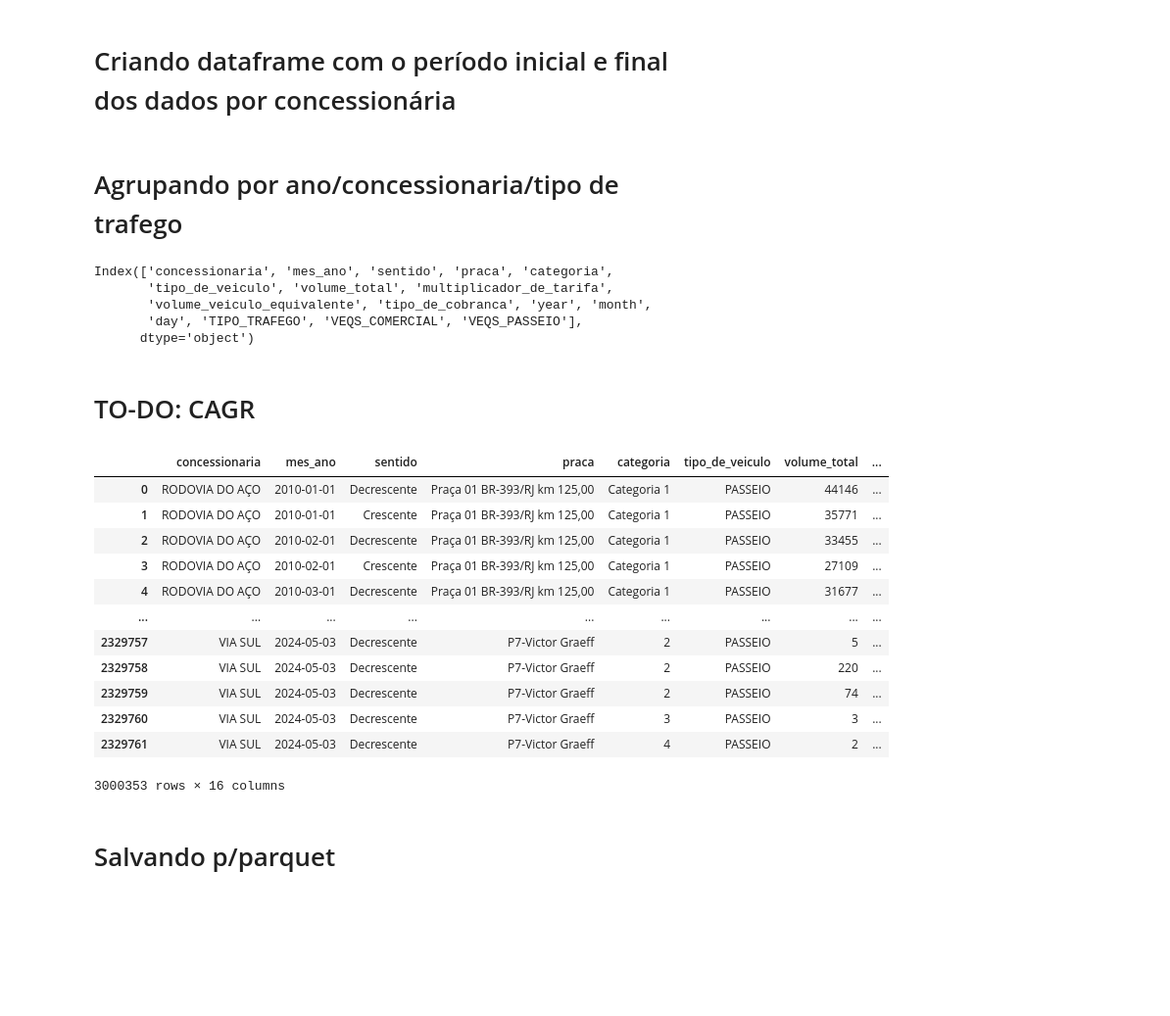
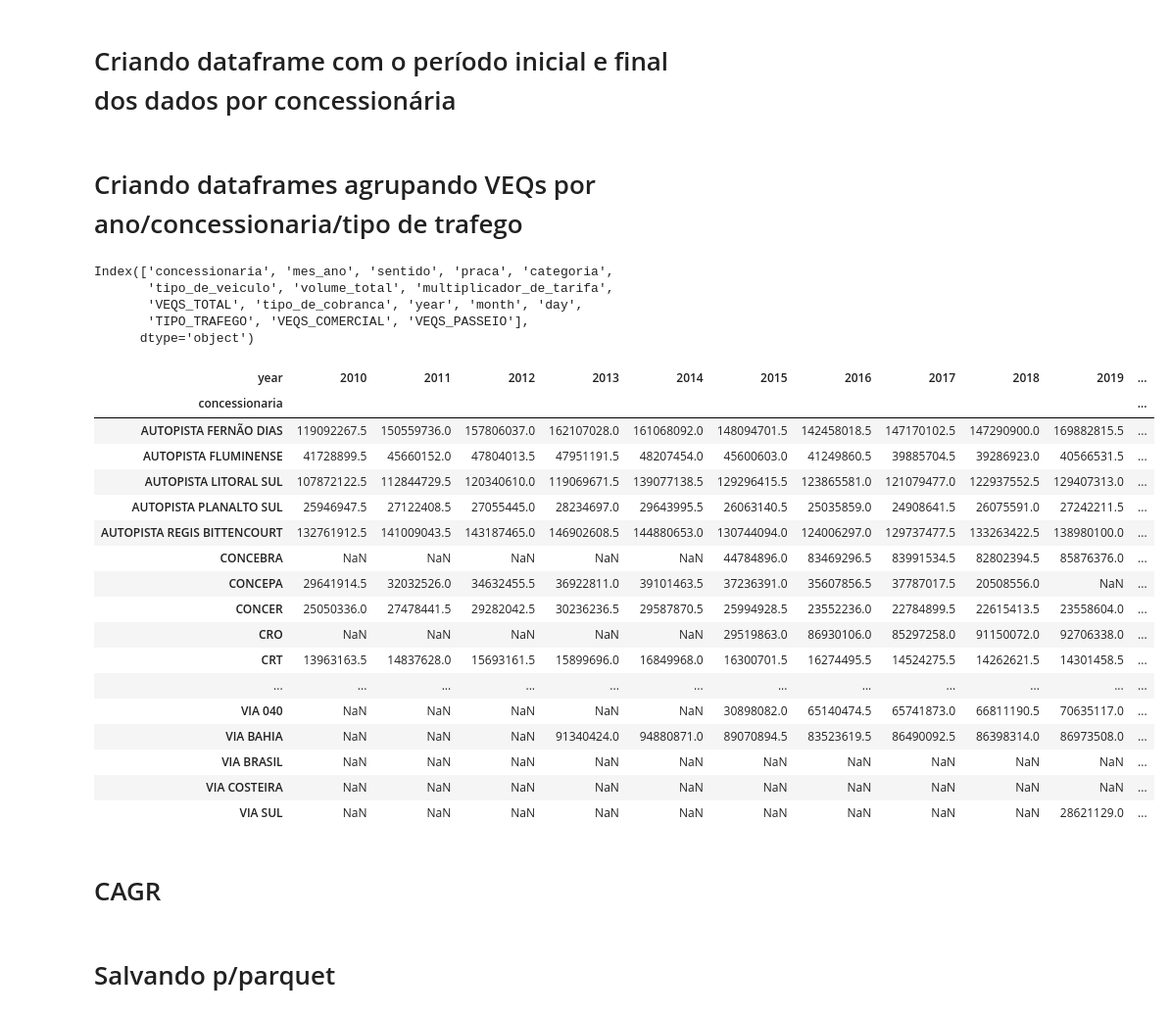
Before and after one commit to andreacmartins/infra-data, a Jupyter notebook: scripts/consolidacao-dados-trafego.ipynb, the cells around one changed output. Shown: that part at 98% size. Drawn from its saved outputs; the diff is of its cells as text; code cells hidden in the pictures; blank space fills up the shorter version.

```diff
--- a/scripts/consolidacao-dados-trafego.ipynb
+++ b/scripts/consolidacao-dados-trafego.ipynb
@@ -145,7 +136,7 @@ df_trafego['month'] = df_trafego['mes_ano'].str[3:5].astype('int')
 df_trafego['day'] = df_trafego['mes_ano'].str[:2].astype('int')
 # %%
 # Recriando a coluna de mes_ano, agora como datetime ao invés de string. Tem que ser em ingles pq a função do pandas exige
-df_trafego['mes_ano'] = pd.to_datetime(df_trafego[['year', 'month', 'day']])
+df_trafego['mes_ano'] = pd.to_datetime(df_trafego[['year', 'month', 'day']]).dt.date
 # %%
 # preenchendo os NaNs, qdo aplicável:
 df_trafego['volume_total'] = df_trafego['volume_total'].fillna(0) #o volume equivalente é zero sempre que volume_total é zero
@@ -221,12 +212,13 @@ array(['PASSEIO', 'COMERCIAL'], dtype=object)
 # %%
+df_trafego = df_trafego.rename(columns={'volume_veiculo_equivalente':'VEQS_TOTAL'})
 df_trafego['VEQS_COMERCIAL'] = np.where(
     df_trafego['TIPO_TRAFEGO'] == 'COMERCIAL',
-    df_trafego['volume_veiculo_equivalente'],
+    df_trafego['VEQS_TOTAL'],
     0
 )
 df_trafego['VEQS_PASSEIO'] = np.where(
     df_trafego['TIPO_TRAFEGO'] == 'PASSEIO',
-    df_trafego['volume_veiculo_equivalente'],
+    df_trafego['VEQS_TOTAL'],
     0
 )
 # %% [markdown]
@@ -239,17 +233,17 @@ df_periodos = df_trafego.groupby('concessionaria').agg(
 # %%
 df_periodos = df_periodos.sort_values(by='data_inicial', ascending=False)
 # %% [markdown]
-# Agrupando por ano/concessionaria/tipo de trafego
+# Criando dataframes agrupando VEQs por ano/concessionaria/tipo de trafego
 # %%
 df_trafego.columns
 # %% [output]
 Index(['concessionaria', 'mes_ano', 'sentido', 'praca', 'categoria',
        'tipo_de_veiculo', 'volume_total', 'multiplicador_de_tarifa',
-       'volume_veiculo_equivalente', 'tipo_de_cobranca', 'year', 'month',
-       'day', 'TIPO_TRAFEGO', 'VEQS_COMERCIAL', 'VEQS_PASSEIO'],
+       'VEQS_TOTAL', 'tipo_de_cobranca', 'year', 'month', 'day',
+       'TIPO_TRAFEGO', 'VEQS_COMERCIAL', 'VEQS_PASSEIO'],
       dtype='object')
 # %%
-cols_veqs = ['volume_veiculo_equivalente','VEQS_COMERCIAL','VEQS_PASSEIO']
+cols_veqs = ['VEQS_TOTAL','VEQS_COMERCIAL','VEQS_PASSEIO']
 # %%
 dict_veqs = {}
 for col in cols_veqs:
@@ -259,5 +253,26 @@ for col in cols_veqs:
         values=col,
         aggfunc='sum'
         )
+# %%
+dict_veqs['VEQS_TOTAL']
+# %% [output]
+| year | 2010 | 2011 | 2012 | 2013 | 2014 | 2015 | 2016 | 2017 | 2018 | 2019 | ... |
+| concessionaria |  |  |  |  |  |  |  |  |  |  | ... |
+| AUTOPISTA FERNÃO DIAS | 119092267.5 | 150559736.0 | 157806037.0 | 162107028.0 | 161068092.0 | 148094701.5 | 142458018.5 | 147170102.5 | 147290900.0 | 169882815.5 | ... |
+| AUTOPISTA FLUMINENSE | 41728899.5 | 45660152.0 | 47804013.5 | 47951191.5 | 48207454.0 | 45600603.0 | 41249860.5 | 39885704.5 | 39286923.0 | 40566531.5 | ... |
+| AUTOPISTA LITORAL SUL | 107872122.5 | 112844729.5 | 120340610.0 | 119069671.5 | 139077138.5 | 129296415.5 | 123865581.0 | 121079477.0 | 122937552.5 | 129407313.0 | ... |
+| AUTOPISTA PLANALTO SUL | 25946947.5 | 27122408.5 | 27055445.0 | 28234697.0 | 29643995.5 | 26063140.5 | 25035859.0 | 24908641.5 | 26075591.0 | 27242211.5 | ... |
+| AUTOPISTA REGIS BITTENCOURT | 132761912.5 | 141009043.5 | 143187465.0 | 146902608.5 | 144880653.0 | 130744094.0 | 124006297.0 | 129737477.5 | 133263422.5 | 138980100.0 | ... |
+| CONCEBRA | NaN | NaN | NaN | NaN | NaN | 44784896.0 | 83469296.5 | 83991534.5 | 82802394.5 | 85876376.0 | ... |
+| CONCEPA | 29641914.5 | 32032526.0 | 34632455.5 | 36922811.0 | 39101463.5 | 37236391.0 | 35607856.5 | 37787017.5 | 20508556.0 | NaN | ... |
+| CONCER | 25050336.0 | 27478441.5 | 29282042.5 | 30236236.5 | 29587870.5 | 25994928.5 | 23552236.0 | 22784899.5 | 22615413.5 | 23558604.0 | ... |
+| CRO | NaN | NaN | NaN | NaN | NaN | 29519863.0 | 86930106.0 | 85297258.0 | 91150072.0 | 92706338.0 | ... |
+| CRT | 13963163.5 | 14837628.0 | 15693161.5 | 15899696.0 | 16849968.0 | 16300701.5 | 16274495.5 | 14524275.5 | 14262621.5 | 14301458.5 | ... |
+| ... | ... | ... | ... | ... | ... | ... | ... | ... | ... | ... | ... |
+| VIA 040 | NaN | NaN | NaN | NaN | NaN | 30898082.0 | 65140474.5 | 65741873.0 | 66811190.5 | 70635117.0 | ... |
+| VIA BAHIA | NaN | NaN | NaN | 91340424.0 | 94880871.0 | 89070894.5 | 83523619.5 | 86490092.5 | 86398314.0 | 86973508.0 | ... |
+| VIA BRASIL | NaN | NaN | NaN | NaN | NaN | NaN | NaN | NaN | NaN | NaN | ... |
+| VIA COSTEIRA | NaN | NaN | NaN | NaN | NaN | NaN | NaN | NaN | NaN | NaN | ... |
+| VIA SUL | NaN | NaN | NaN | NaN | NaN | NaN | NaN | NaN | NaN | 28621129.0 | ... |
 # %% [markdown]
-# TO-DO: CAGR
+# CAGR
@@ -270,16 +278,0 @@ concs_cagr_10_23 = df_periodos[df_periodos['data_inicial'] <= pd.to_datetime('01
-# %%
-df_trafego
-# %% [output]
-|  | concessionaria | mes_ano | sentido | praca | categoria | tipo_de_veiculo | volume_total | ... |
-| 0 | RODOVIA DO AÇO | 2010-01-01 | Decrescente | Praça 01 BR-393/RJ km 125,00 | Categoria 1 | PASSEIO | 44146 | ... |
-| 1 | RODOVIA DO AÇO | 2010-01-01 | Crescente | Praça 01 BR-393/RJ km 125,00 | Categoria 1 | PASSEIO | 35771 | ... |
-| 2 | RODOVIA DO AÇO | 2010-02-01 | Decrescente | Praça 01 BR-393/RJ km 125,00 | Categoria 1 | PASSEIO | 33455 | ... |
-| 3 | RODOVIA DO AÇO | 2010-02-01 | Crescente | Praça 01 BR-393/RJ km 125,00 | Categoria 1 | PASSEIO | 27109 | ... |
-| 4 | RODOVIA DO AÇO | 2010-03-01 | Decrescente | Praça 01 BR-393/RJ km 125,00 | Categoria 1 | PASSEIO | 31677 | ... |
-| ... | ... | ... | ... | ... | ... | ... | ... | ... |
-| 2329757 | VIA SUL | 2024-05-03 | Decrescente | P7-Victor Graeff | 2 | PASSEIO | 5 | ... |
-| 2329758 | VIA SUL | 2024-05-03 | Decrescente | P7-Victor Graeff | 2 | PASSEIO | 220 | ... |
-| 2329759 | VIA SUL | 2024-05-03 | Decrescente | P7-Victor Graeff | 2 | PASSEIO | 74 | ... |
-| 2329760 | VIA SUL | 2024-05-03 | Decrescente | P7-Victor Graeff | 3 | PASSEIO | 3 | ... |
-| 2329761 | VIA SUL | 2024-05-03 | Decrescente | P7-Victor Graeff | 4 | PASSEIO | 2 | ... |
-3000353 rows × 16 columns
```
Also changed, not shown: parts of 13 cells of this notebook, 5 other files.
